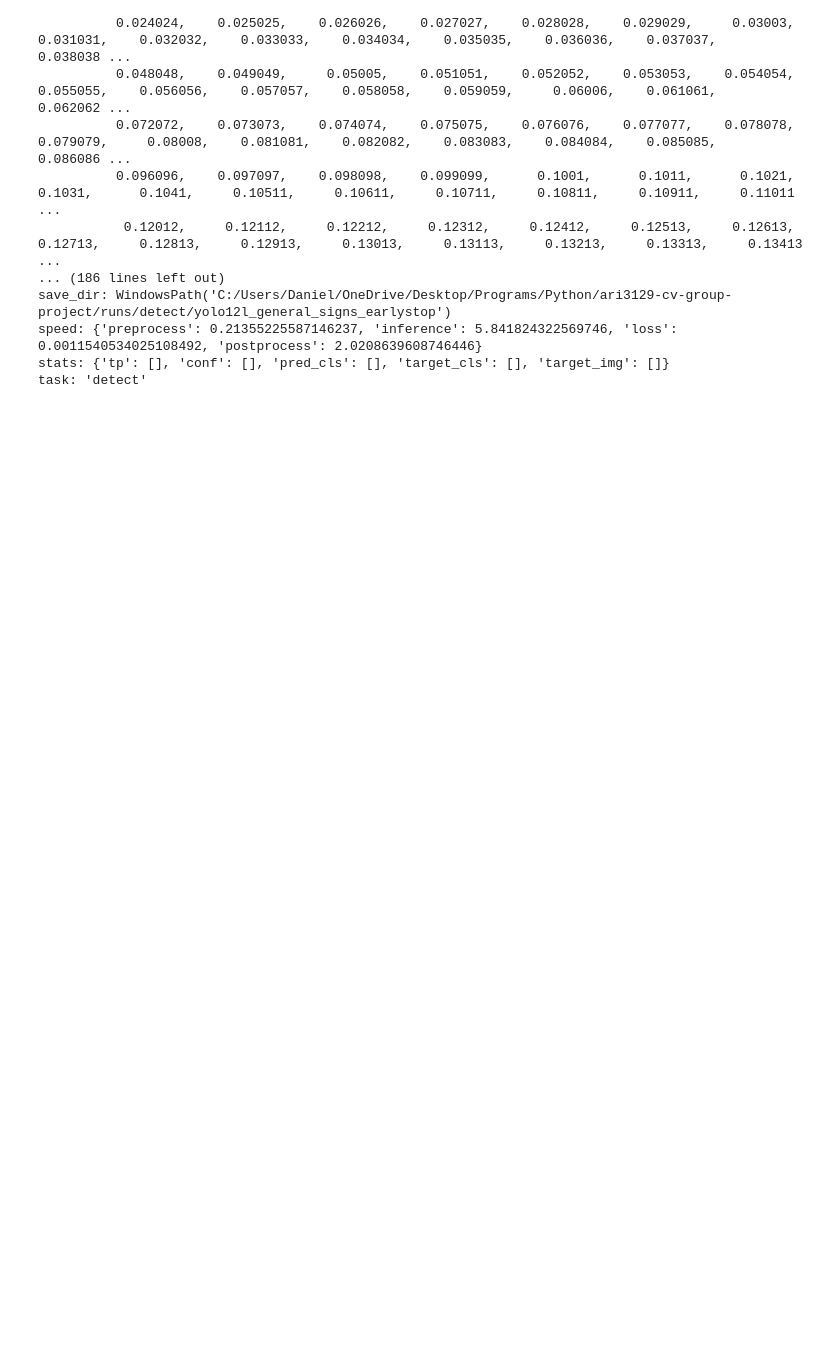
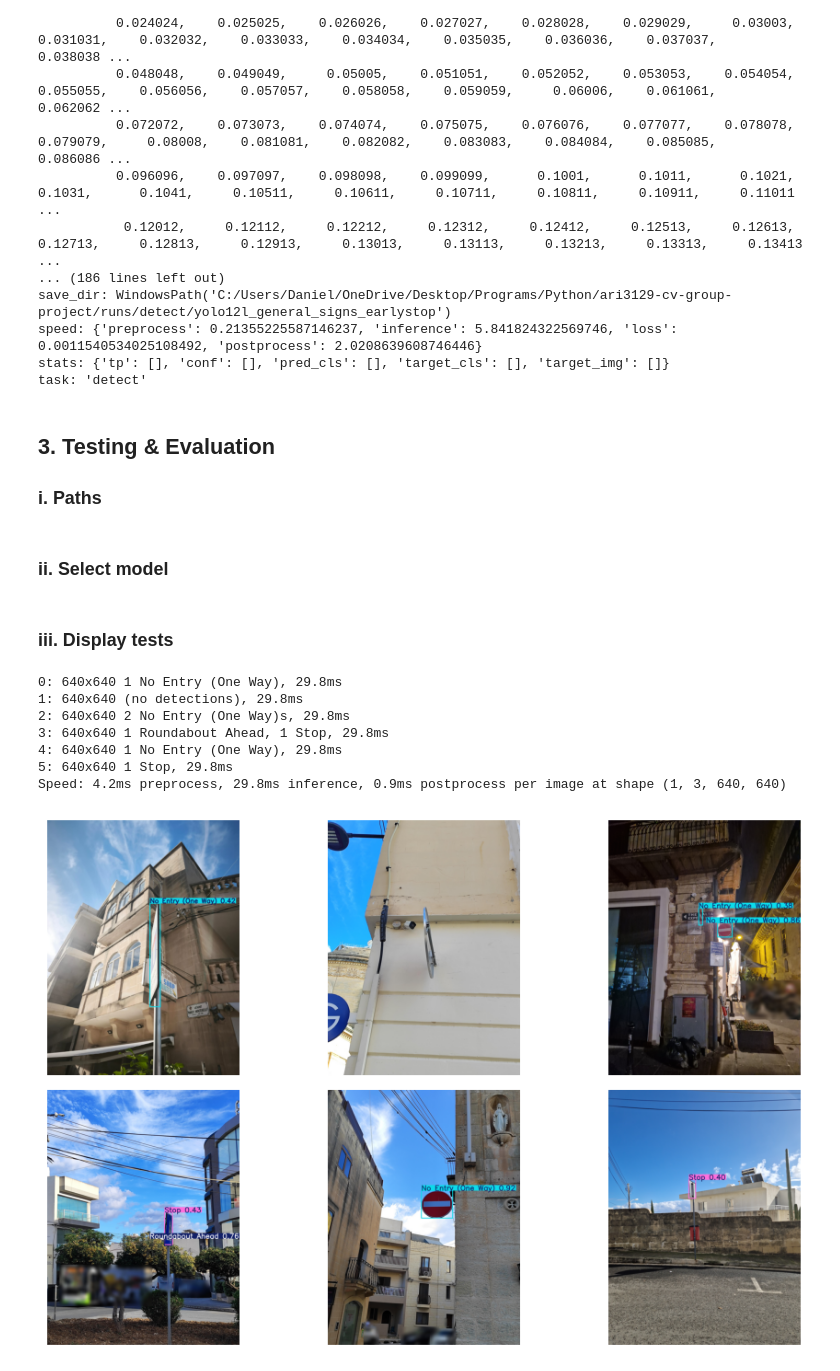
Before and after one commit to spiteriamy/ari3129-cv-group-project, a Jupyter notebook: 2a_YOLOv12_Daniel_Pace.ipynb, the cells around one changed output. Drawn from its saved outputs; the diff is of its cells as text; code cells hidden in the pictures; blank space fills up the shorter version.

Commit message:
added some simple tests

```diff
--- a/2a_YOLOv12_Daniel_Pace.ipynb
+++ b/2a_YOLOv12_Daniel_Pace.ipynb
@@ -170,3 +171,53 @@ save_dir: WindowsPath('C:/Users/Daniel/OneDrive/Desktop/Programs/Python/ari3129-
 speed: {'preprocess': 0.21355225587146237, 'inference': 5.841824322569746, 'loss': 0.0011540534025108492, 'postprocess': 2.0208639608746446}
 stats: {'tp': [], 'conf': [], 'pred_cls': [], 'target_cls': [], 'target_img': []}
 task: 'detect'
+# %% [markdown]
+## 3. Testing & Evaluation
+
+### i. Paths
+# %%
+TEST_PATH = os.path.join(DATASET_ROOT, 'YOLO', 'YOLO_COCO', 'images', 'test')
+# %% [markdown]
+### ii. Select model
+# %%
+test_model = YOLO(os.path.join('runs', 'detect', 'yolo12l_general_signs_earlystop', 'weights', 'best.pt'))
+# %% [markdown]
+### iii. Display tests
+# %%
+%matplotlib inline
+
+# Get list of all image files in the test directory
+test_images = [os.path.join(TEST_PATH, f) for f in os.listdir(TEST_PATH) if f.lower().endswith(('.jpg', '.jpeg', '.png'))] # ignore .heic bcoz icba
+
+# Select first 6 images for a 2x3 grid
+random_images = test_images[:6]
+
+# Run inference on the selected images
+results = test_model(random_images)
+
+# Setup figure with specific size (makes images smaller/compact)
+plt.figure(figsize=(10, 6))
+
+# Display the results
+for i, result in enumerate(results):
+    img_array = result.plot()
+
+    # Convert BGR (OpenCV format) to RGB (Matplotlib format)
+    img_rgb = img_array[..., ::-1] # Reverse color channels
+
+    # Create subplot: 2 rows, 3 columns, current index
+    plt.subplot(2, 3, i + 1)
+    plt.imshow(img_rgb)
+    plt.axis('off') # Hide axis numbers
+
+plt.tight_layout()
+plt.show()
+# %% [output]
+0: 640x640 1 No Entry (One Way), 29.8ms
+1: 640x640 (no detections), 29.8ms
+2: 640x640 2 No Entry (One Way)s, 29.8ms
+3: 640x640 1 Roundabout Ahead, 1 Stop, 29.8ms
+4: 640x640 1 No Entry (One Way), 29.8ms
+5: 640x640 1 Stop, 29.8ms
+Speed: 4.2ms preprocess, 29.8ms inference, 0.9ms postprocess per image at shape (1, 3, 640, 640)
+[figure, added]
```
Also changed, not shown: parts of 1 cell of this notebook.
